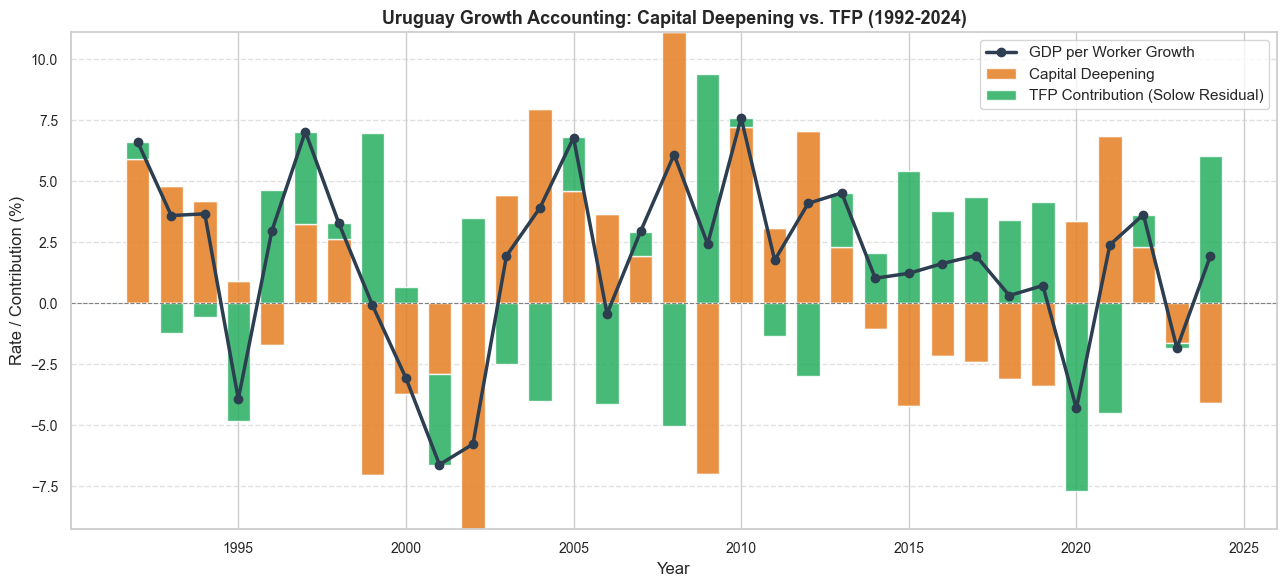
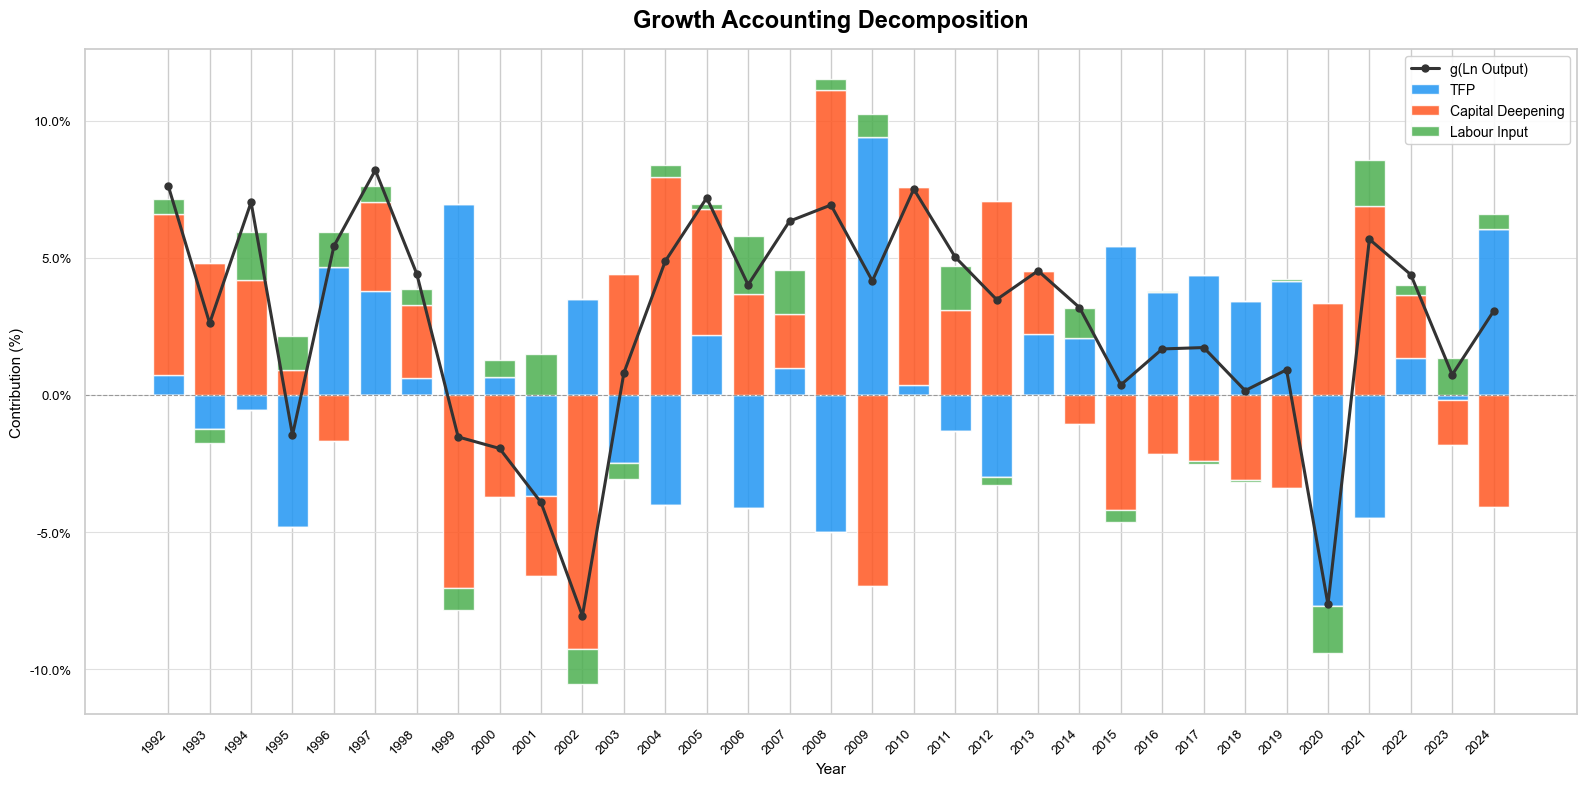
The change to this notebook cell's code, shown as a diff; its figure went from the first image to the second:
--- before
+++ after
@@ -1,35 +1,79 @@
 import matplotlib.pyplot as plt
 import numpy as np
+import csv
 
-df7 = clean_q7('Q7.csv')
-df7['g_Y_L'] = df7['g(Ln Output)'] - df7['g(Ln Labour force)']
+years = []
+ln_output = []
+labour = []
+capital_deepening = []
+tfp = []
 
-fig, ax = plt.subplots(figsize=(13, 6))
+with open('Q7.csv', newline='', encoding='utf-8-sig') as f:
+    reader = csv.DictReader(f)
+    for row in reader:
+        years.append(int(row['']))
+        ln_output.append(float(row['g(Ln Output)'].strip('%')))
+        labour.append(float(row['Labour Input'].strip('%')))
+        capital_deepening.append(float(row['Capital Deepening'].strip('%')))
+        tfp.append(float(row['TFP Contribution'].strip('%')))
 
-# Separate positive and negative values for stacked bars
-cap_pos = df7['Capital Deepening'].clip(lower=0) * 100
-cap_neg = df7['Capital Deepening'].clip(upper=0) * 100
-tfp_pos = df7['TFP Contribution'].clip(lower=0) * 100
-tfp_neg = df7['TFP Contribution'].clip(upper=0) * 100
+years = np.array(years)
+ln_output = np.array(ln_output)
+labour = np.array(labour)
+capital_deepening = np.array(capital_deepening)
+tfp = np.array(tfp)
 
-# Stack positive bars
-ax.bar(df7['Year'], cap_pos, label='Capital Deepening', color='#e67e22', alpha=0.85, width=0.7)
-ax.bar(df7['Year'], tfp_pos, bottom=cap_pos, label='TFP Contribution (Solow Residual)', color='#27ae60', alpha=0.85, width=0.7)
+fig, ax = plt.subplots(figsize=(16, 8))
+fig.patch.set_facecolor('white')
+ax.set_facecolor('white')
 
-# Stack negative bars
-ax.bar(df7['Year'], cap_neg, color='#e67e22', alpha=0.85, width=0.7)
-ax.bar(df7['Year'], tfp_neg, bottom=cap_neg, color='#27ae60', alpha=0.85, width=0.7)
+bar_width = 0.75
+x = np.arange(len(years))
 
-# Line for GDP per Worker Growth
-ax.plot(df7['Year'], df7['g_Y_L'] * 100, label='GDP per Worker Growth',
-        color='#2c3e50', linewidth=2.5, marker='o', zorder=5)
+colors = {
+    'tfp': '#2196F3',
+    'capital': '#FF5722',
+    'labour': '#4CAF50',
+}
 
-ax.axhline(0, color='gray', linestyle='--', linewidth=0.8)
-ax.set_title('Uruguay Growth Accounting: Capital Deepening vs. TFP (1992-2024)',
-             fontsize=13, fontweight='bold')
-ax.set_xlabel('Year')
-ax.set_ylabel('Rate / Contribution (%)')
-ax.legend(frameon=True, facecolor='white')
-ax.grid(True, linestyle='--', alpha=0.6, axis='y')
+components = [
+    ('TFP', tfp, colors['tfp']),
+    ('Capital Deepening', capital_deepening, colors['capital']),
+    ('Labour Input', labour, colors['labour']),
+]
+
+pos_bottoms = np.zeros(len(years))
+neg_bottoms = np.zeros(len(years))
+
+for label, data, color in components:
+    pos_vals = np.where(data > 0, data, 0)
+    neg_vals = np.where(data < 0, data, 0)
+    ax.bar(x, pos_vals, bar_width, bottom=pos_bottoms, color=color, alpha=0.85, label=label)
+    ax.bar(x, neg_vals, bar_width, bottom=neg_bottoms, color=color, alpha=0.85)
+    pos_bottoms += pos_vals
+    neg_bottoms += neg_vals
+
+ax.plot(x, ln_output, color='#333333', linewidth=2.2, marker='o', markersize=5,
+        zorder=5, label='g(Ln Output)')
+
+ax.set_xticks(x)
+ax.set_xticklabels(years, rotation=45, ha='right', fontsize=9.5, color='black')
+ax.tick_params(axis='y', colors='black', labelsize=9.5)
+ax.axhline(0, color='#999', linewidth=0.8, linestyle='--')
+
+ax.set_title('Growth Accounting Decomposition', fontsize=17, fontweight='bold', color='black', pad=16)
+ax.set_ylabel('Contribution (%)', fontsize=11, color='black')
+ax.set_xlabel('Year', fontsize=11, color='black')
+
+for spine in ax.spines.values():
+    spine.set_edgecolor('#ccc')
+
+ax.yaxis.set_major_formatter(plt.FuncFormatter(lambda v, _: f'{v:.1f}%'))
+ax.grid(axis='y', color='#e0e0e0', linewidth=0.8, linestyle='-')
+
+ax.legend(loc='upper right', framealpha=0.9, facecolor='white',
+          edgecolor='#ccc', labelcolor='black', fontsize=10)
+
 plt.tight_layout()
-plt.show()
+plt.savefig('growth_accounting.png', dpi=150, bbox_inches='tight', facecolor='white')
+print("Saved!")

Commit: 2